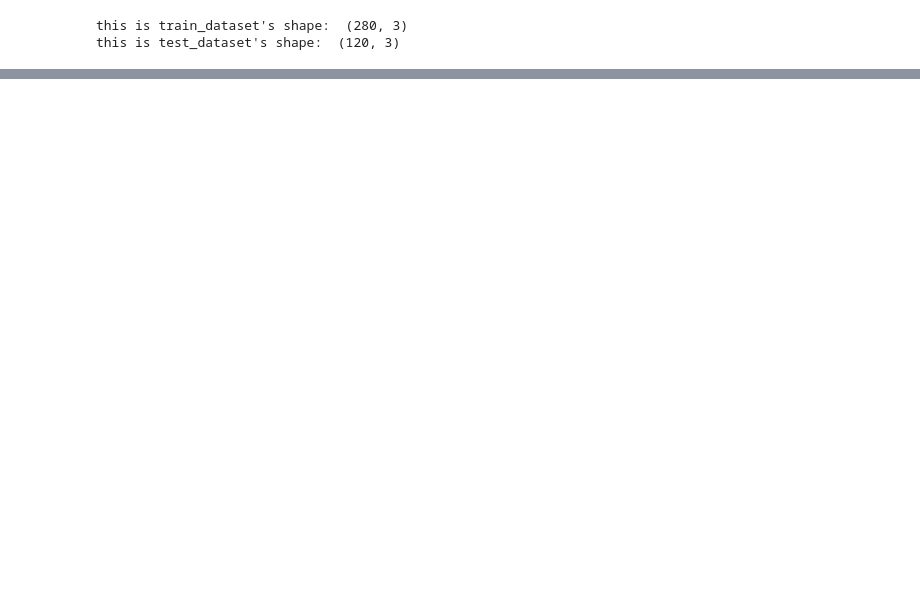
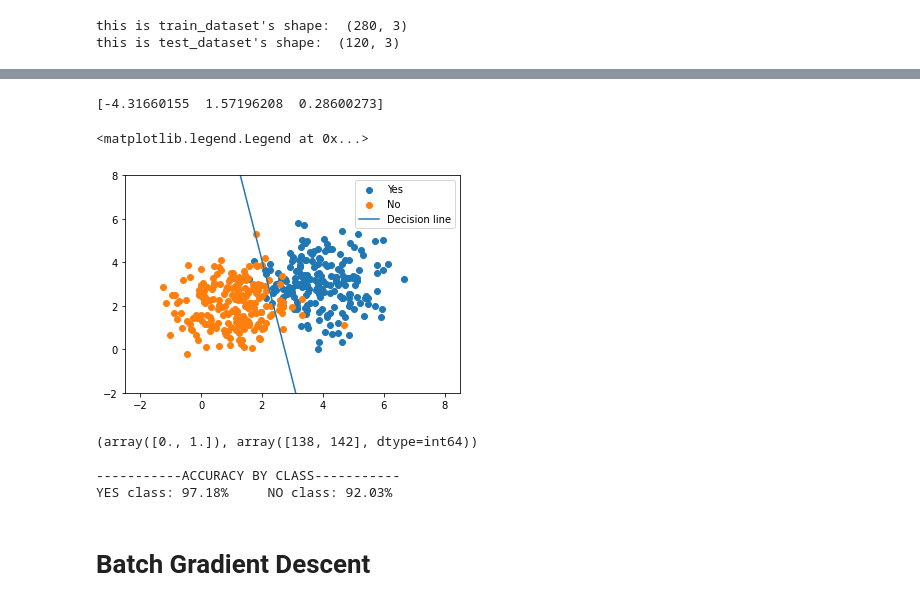
Before and after one commit to Fiquee/NeuralComputing, a Jupyter notebook: PerceptronAssignment_SGD_and_BGDMiniBGD_question_2021_22.ipynb, the cells around one changed output, grey strips where cells are left out. Drawn from its saved outputs; the diff is of its cells as text; code cells hidden in the pictures; blank space fills up the shorter version.

```diff
--- a/PerceptronAssignment_SGD_and_BGDMiniBGD_question_2021_22.ipynb
+++ b/PerceptronAssignment_SGD_and_BGDMiniBGD_question_2021_22.ipynb
@@ -306,0 +423,56 @@ this is test_dataset's shape:  (120, 3)
+# %%
+best_weight = weight_history[-1]
+print(best_weight)
+
+
+plt.scatter(Y_data[:,0],Y_data[:,1])
+plt.scatter(N_data[:,0],N_data[:,1])
+
+x = np.linspace(-2.0, 8.0, 50)
+y = -(best_weight[0] + best_weight[1]*x)/best_weight[2]
+plt.plot(x, y)
+
+plt.ylim(-2,8)
+plt.legend(['Yes', 'No', 'Decision line'])
+# %% [output]
+[-4.31660155  1.57196208  0.28600273]
+<matplotlib.legend.Legend at 0x...>
+[figure, added]
+# %%
+label = np.unique(train_dataset[:,-1:], return_counts=True)
+print(label)
+
+true_positive_count = 0
+true_negative_count = 0
+
+training_dataset_new = np.append(np.ones((len(train_dataset),1)), train_dataset, axis=1)
+
+x = training_dataset_new[:,:3]
+y = training_dataset_new[:,-1:]
+
+for i in range(len(training_dataset_new)):
+    hx = activation_function(np.dot(x[i], best_weight))
+    predicted_y = check_threshold(hx)
+
+    # check if it's true positive
+    if y[i] == 1.0:
+        if predicted_y == y[i]:
+            true_positive_count += 1
+
+    # check if it's true negative
+    else:
+        if predicted_y == y[i]:
+            true_negative_count += 1
+
+print()
+print("-----------ACCURACY BY CLASS-----------")
+noclass = '{:.2f}'.format((true_negative_count/label[1][0])*100)
+yesclass = '{:.2f}'.format(((true_positive_count/label[1][1])*100))
+print(f'YES class: {yesclass}%     NO class: {noclass}%')
+# %% [output]
+(array([0., 1.]), array([138, 142], dtype=int64))
+
+-----------ACCURACY BY CLASS-----------
+YES class: 97.18%     NO class: 92.03%
+# %% [markdown]
+# Batch Gradient Descent
```
Also changed, not shown: parts of 15 cells of this notebook.
